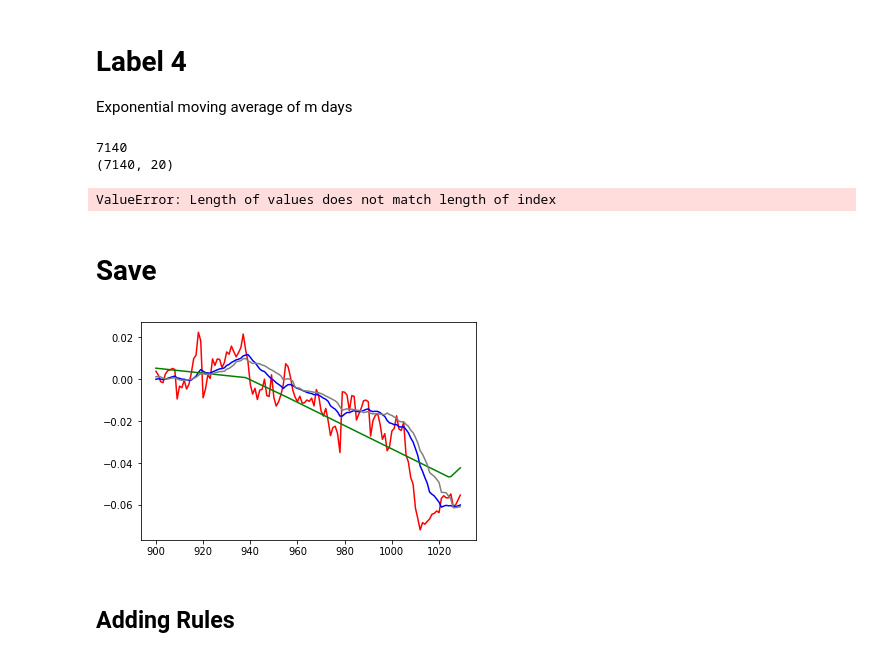
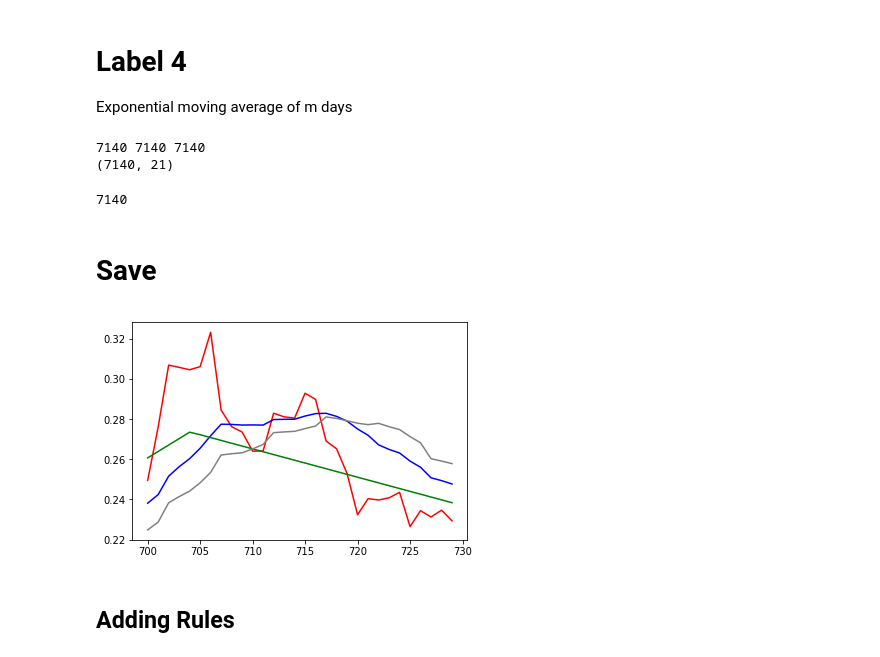
Before and after one commit to elisawarner/Stock_Project, a Jupyter notebook: Python/Label_Maker.ipynb, the cells around one changed output. Cells and saved outputs as stored; diff of their text form; code cells hidden in the pictures.

Commit message:
Added labels for regression EMA

```diff
--- a/Python/Label_Maker.ipynb
+++ b/Python/Label_Maker.ipynb
@@ -238,6 +238,7 @@ for i in range(master.shape[0] - m):
 
     # get the future SI value
     future_sharpe = ema(subset) # iloc ignores index but loc does not
+
     save_sharpe.append(future_sharpe)
 
 
@@ -254,18 +255,20 @@ for i in range(master.shape[0] - m):
 for i in range(m):
     labels4.append(4)
     save_sharpe_old.append(0)
+    save_sharpe.append(4)
 
-print(len(labels4))
+print(len(labels4), len(save_sharpe_old), len(save_sharpe))
 print(master.shape)
 master['Label4'] = np.array(labels4).astype('int')
 master['Past_Sharpe4'] = np.array(save_sharpe_old)
 master['Future_Sharpe4'] = np.array(save_sharpe)
 # %% [output]
-7140
-(7140, 20)
+7140 7140 7140
+(7140, 21)
-ValueError: Length of values does not match length of index
 # %%
 len(save_sharpe_old)
+# %% [output]
+7140
 # %%
 #master['Past_Sharpe4']
 # %% [markdown]
@@ -275,12 +278,12 @@ master.to_csv('Labels_RUA.csv')
 # %%
 import matplotlib.pyplot as plt
 
-plt.plot(master['Ratio'][900:1000+m], color='red')
-plt.plot(master['Past_Sharpe4'][900:1000+m],color='blue')
-plt.plot(master['Ratio_smoothed'][900:1000+m], color = 'green')
-plt.plot(master['Label3_Sharpe'][900:1000+m], color='gray')
+plt.plot(master['Ratio'][700:700+m], color='red')
+plt.plot(master['Past_Sharpe4'][700:700+m],color='blue')
+plt.plot(master['Ratio_smoothed'][700:700+m], color = 'green')
+plt.plot(master['Label3_Sharpe'][700:700+m], color='gray')
 plt.show()
 # %% [output]
-[figure, old version]
+[figure, new version]
 # %% [markdown]
 ## Adding Rules
```
Also changed, not shown: parts of 3 cells of this notebook, 2 other files.
